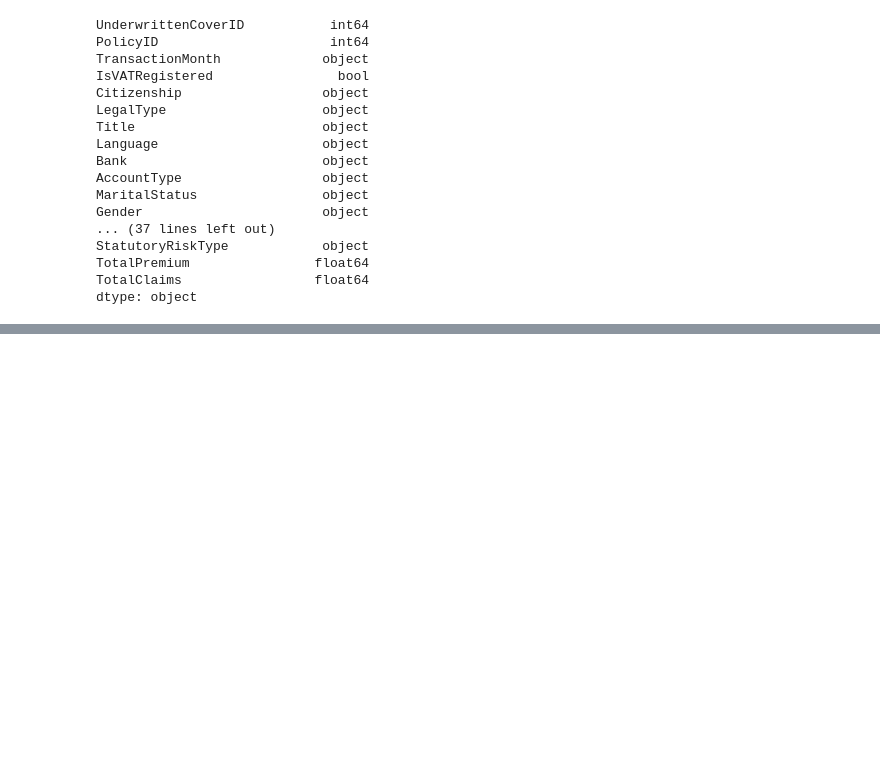
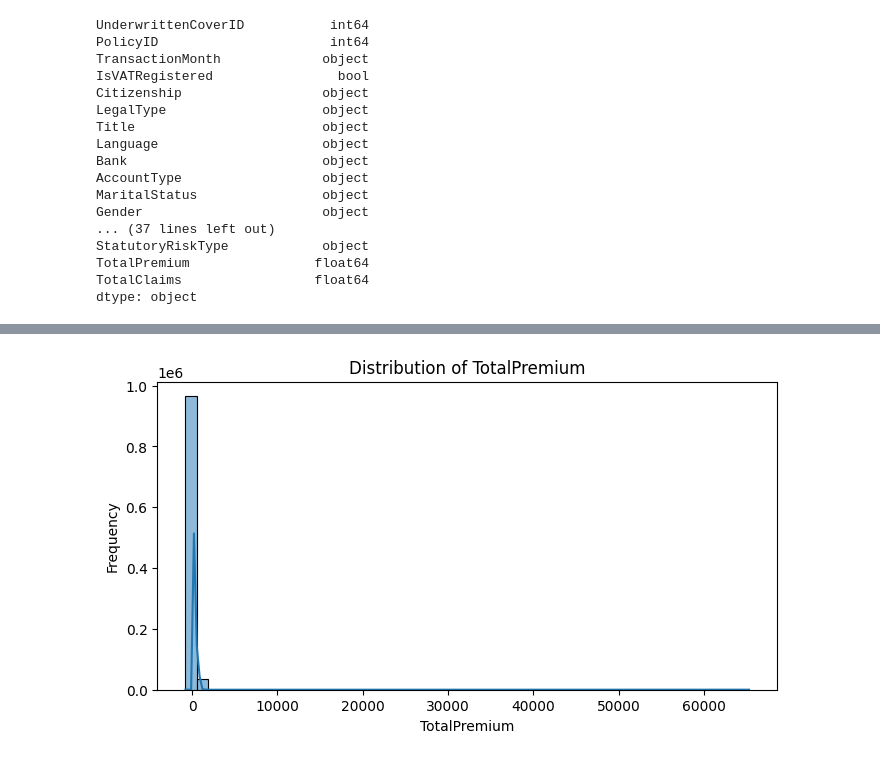
Before and after one commit to Sari-Amin/insurance-risk-analytics-ml, a Jupyter notebook: notebooks/eda.ipynb, the cells around one changed output, grey strips where cells are left out. Saved outputs shown, nothing was run; the diff lists cells and outputs as text; code cells hidden in the pictures; blank space fills up the shorter version.

```diff
--- a/notebooks/eda.ipynb
+++ b/notebooks/eda.ipynb
@@ -95,0 +110,4 @@ dtype: object
+# %%
+Visualizer.plot_histogram("TotalPremium")
+# %% [output]
+[figure, added]
```
Also changed, not shown: parts of 8 cells of this notebook, 1 other file.
